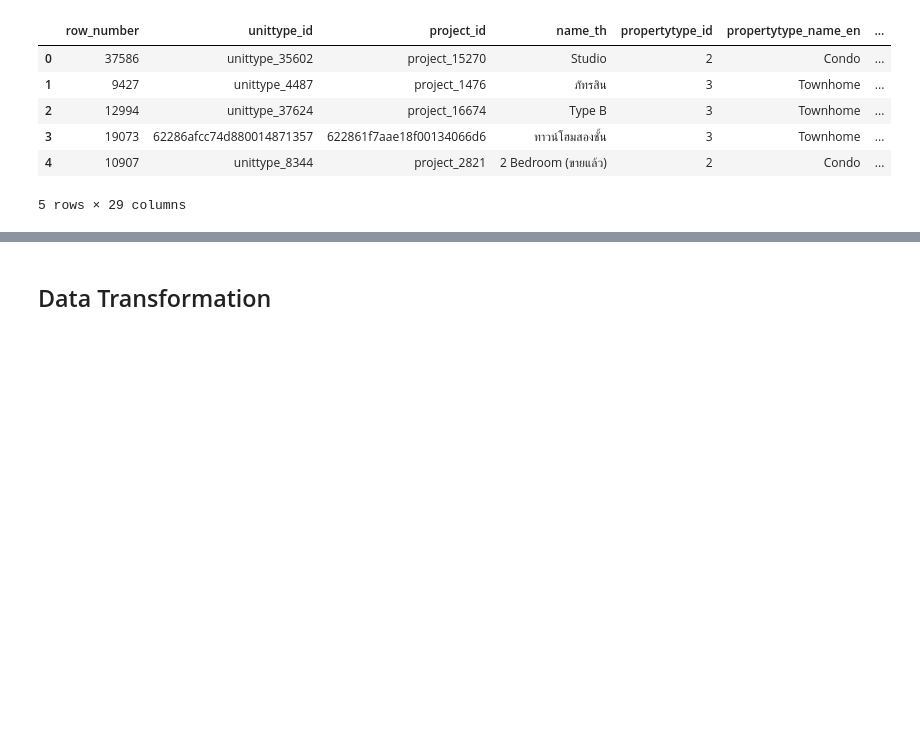
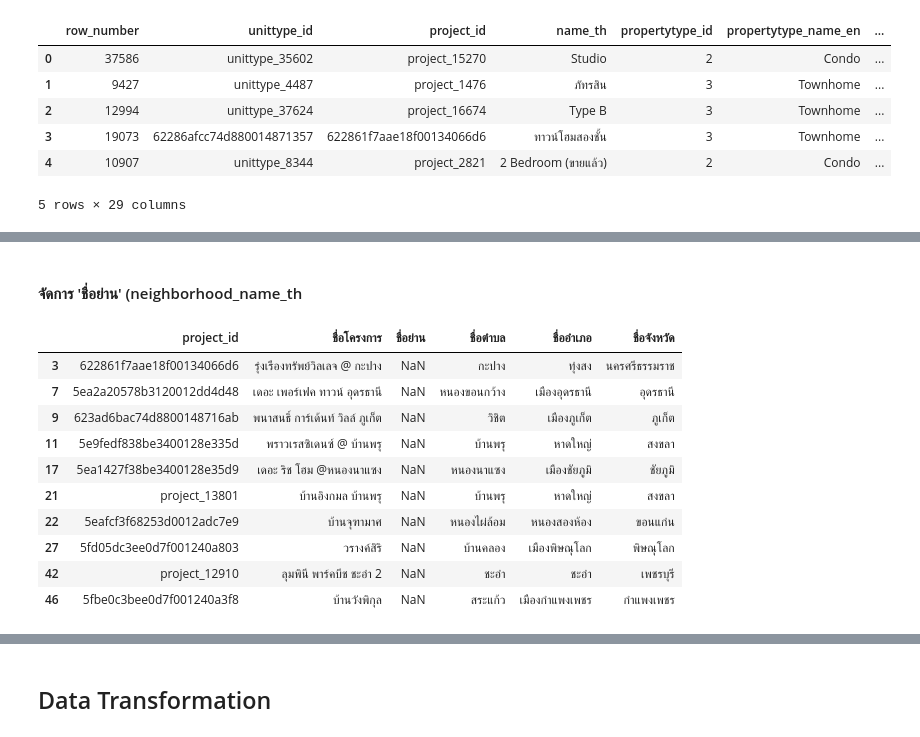
Before and after one commit to kittanaiwisetkhro/BSC_DPDM2025, a Jupyter notebook: Ch3_Data_Preprocessing.ipynb, the cells around one changed output, grey strips where cells are left out. Cells and saved outputs as stored; diff of their text form; code cells hidden in the pictures; blank space fills up the shorter version.

```diff
--- a/Ch3_Data_Preprocessing.ipynb
+++ b/Ch3_Data_Preprocessing.ipynb
@@ -649,0 +932,5 @@ unit_df.head()
+# %%
+unit_df[['ชื่อตำบล', 'ชื่ออำเภอ', 'ชื่อจังหวัด']] = (
+    unit_df[['ชื่อตำบล', 'ชื่ออำเภอ', 'ชื่อจังหวัด']]
+    .fillna('ไม่ระบุ')
+)
@@ -649,0 +960,19 @@ unit_df.head()
+# %% [markdown]
+#### จัดการ 'ชื่อย่าน' (neighborhood_name_th
+# %%
+unit_df.loc[
+    unit_df['ชื่อย่าน'].isna(),
+    ['project_id', 'ชื่อโครงการ', 'ชื่อย่าน', 'ชื่อตำบล', 'ชื่ออำเภอ', 'ชื่อจังหวัด']
+].head(10)
+# %% [output]
+|  | project_id | ชื่อโครงการ | ชื่อย่าน | ชื่อตำบล | ชื่ออำเภอ | ชื่อจังหวัด |
+| 3 | 622861f7aae18f00134066d6 | รุ่งเรืองทรัพย์วิลเลจ @ กะปาง | NaN | กะปาง | ทุ่งสง | นครศรีธรรมราช |
+| 7 | 5ea2a20578b3120012dd4d48 | เดอะ เพอร์เฟค ทาวน์ อุดรธานี | NaN | หนองขอนกว้าง | เมืองอุดรธานี | อุดรธานี |
+| 9 | 623ad6bac74d8800148716ab | พนาสนธิ์ การ์เด้นท์ วิลล์ ภูเก็ต | NaN | วิชิต | เมืองภูเก็ต | ภูเก็ต |
+| 11 | 5e9fedf838be3400128e335d | พราวเรสซิเดนซ์ @ บ้านพรุ | NaN | บ้านพรุ | หาดใหญ่ | สงขลา |
+| 17 | 5ea1427f38be3400128e35d9 | เดอะ ริช โฮม @หนองนาแซง | NaN | หนองนาแซง | เมืองชัยภูมิ | ชัยภูมิ |
+| 21 | project_13801 | บ้านอิงกมล บ้านพรุ | NaN | บ้านพรุ | หาดใหญ่ | สงขลา |
+| 22 | 5eafcf3f68253d0012adc7e9 | บ้านจุฑามาศ | NaN | หนองไผ่ล้อม | หนองสองห้อง | ขอนแก่น |
+| 27 | 5fd05dc3ee0d7f001240a803 | วรางค์สิริ | NaN | บ้านคลอง | เมืองพิษณุโลก | พิษณุโลก |
+| 42 | project_12910 | ลุมพินี พาร์คบีช ชะอำ 2 | NaN | ชะอำ | ชะอำ | เพชรบุรี |
+| 46 | 5fbe0c3bee0d7f001240a3f8 | บ้านวังพิกุล | NaN | สระแก้ว | เมืองกำแพงเพชร | กำแพงเพชร |
```
Also changed, not shown: parts of 39 cells of this notebook.
